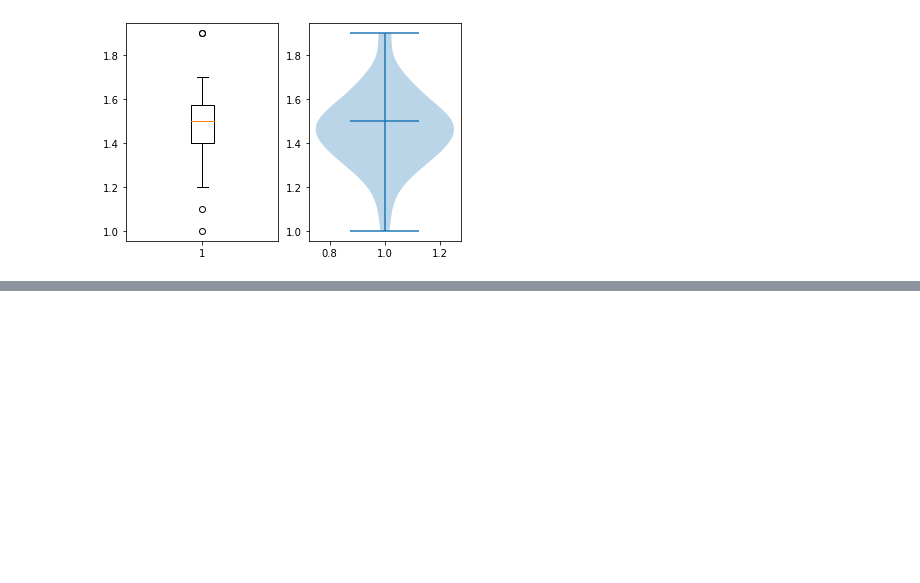
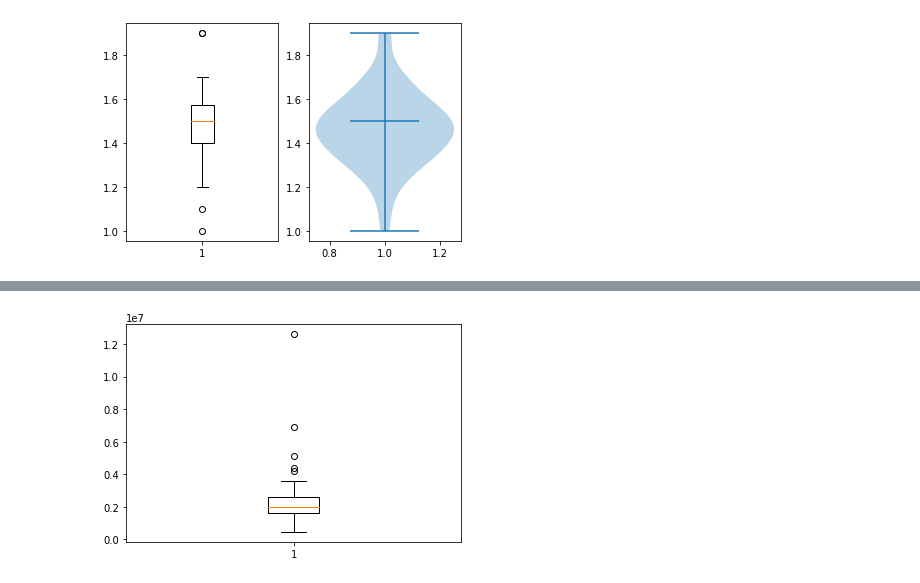
Before and after one commit to sucheerarighthere/BasicProg_DataViz65, a Jupyter notebook: DataViz02_Data_Distribution_.ipynb, the cells around one changed output, grey strips where cells are left out. Drawn from its saved outputs; the diff is of its cells as text; code cells hidden in the pictures; blank space fills up the shorter version.

```diff
--- a/DataViz02_Data_Distribution_.ipynb
+++ b/DataViz02_Data_Distribution_.ipynb
@@ -379,0 +461,3 @@ vi = plt.violinplot(df['PetalLength'][:50],showmedians=True)
+# %%
+data = unitproject[['province_name_en','propertytype_name_en_x','area_usable_min','price_min_x']] #เลือกเอาเฉพาะข้อมูลที่ใช้
+data
@@ -379,0 +486,3 @@ vi = plt.violinplot(df['PetalLength'][:50],showmedians=True)
+# %%
+unginggabby = data.dropna() #แก้missing
+unginggabby
@@ -379,0 +537,3 @@ vi = plt.violinplot(df['PetalLength'][:50],showmedians=True)
+# %%
+kk = unginggabby[unginggabby['province_name_en']=='Khon Kaen'] #เลือกเฉพาะ khonkaen
+kk
@@ -379,0 +556,3 @@ vi = plt.violinplot(df['PetalLength'][:50],showmedians=True)
+# %%
+kkcd = kk[(kk['propertytype_name_en_x']=='Condo') ] #คอนโดขอนแก่น
+kkcd
@@ -379,0 +585,4 @@ vi = plt.violinplot(df['PetalLength'][:50],showmedians=True)
+# %%
+cd1 = plt.boxplot(kkcd['price_min_x'][:50]);
+# %% [output]
+[figure, added]
```
Also changed, not shown: parts of 60 cells of this notebook.
